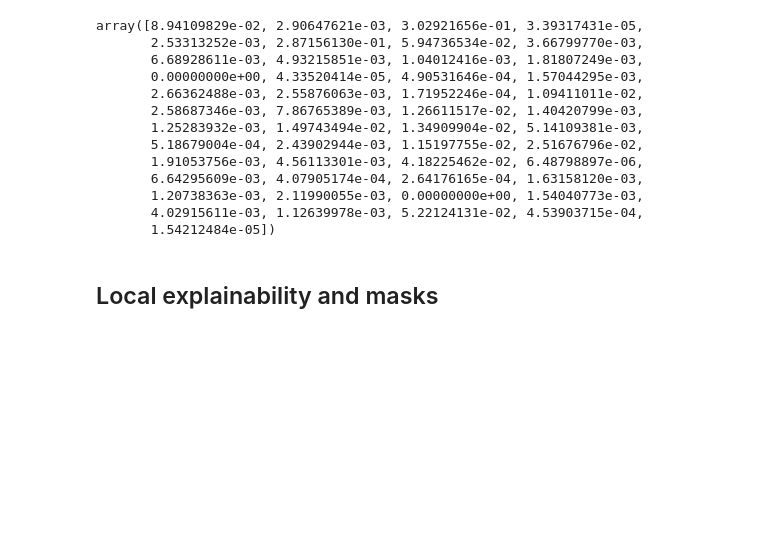
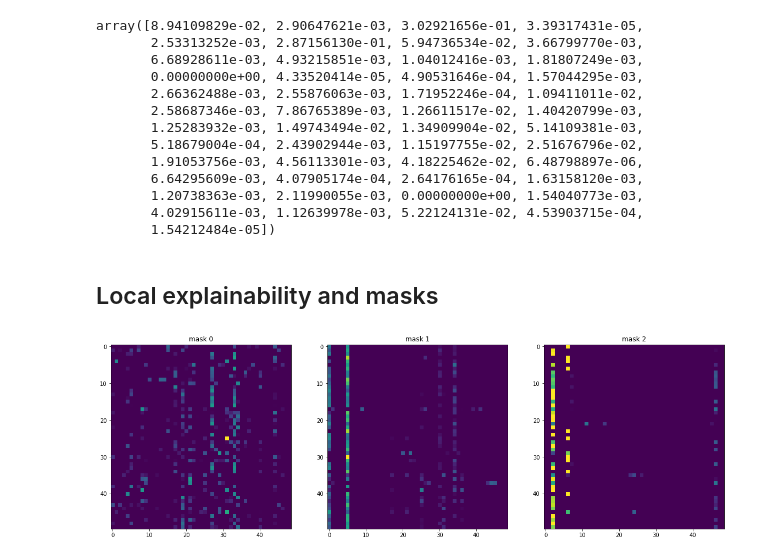
Before and after one commit to AmilaIndika789/Explainability_AI_Research, a Jupyter notebook: tabnet_implementation.ipynb, the cells around one changed output. Drawn from its saved outputs; the diff is of its cells as text; code cells hidden in the pictures; blank space fills up the shorter version.

```diff
--- a/tabnet_implementation.ipynb
+++ b/tabnet_implementation.ipynb
@@ -138,3 +138,11 @@ array([8.94109829e-02, 2.90647621e-03, 3.02921656e-01, 3.39317431e-05,
 ## Local explainability and masks
 # %%
 explain_matrix, masks = clf.explain(X_test_enc.to_numpy())
+# %%
+fig, axs = plt.subplots(1, 3, figsize=(20,20))
+
+for i in range(3):
+    axs[i].imshow(masks[i][:50])
+    axs[i].set_title(f"mask {i}")
+# %% [output]
+[figure, added]
```
Also changed, not shown: 1 other file.
